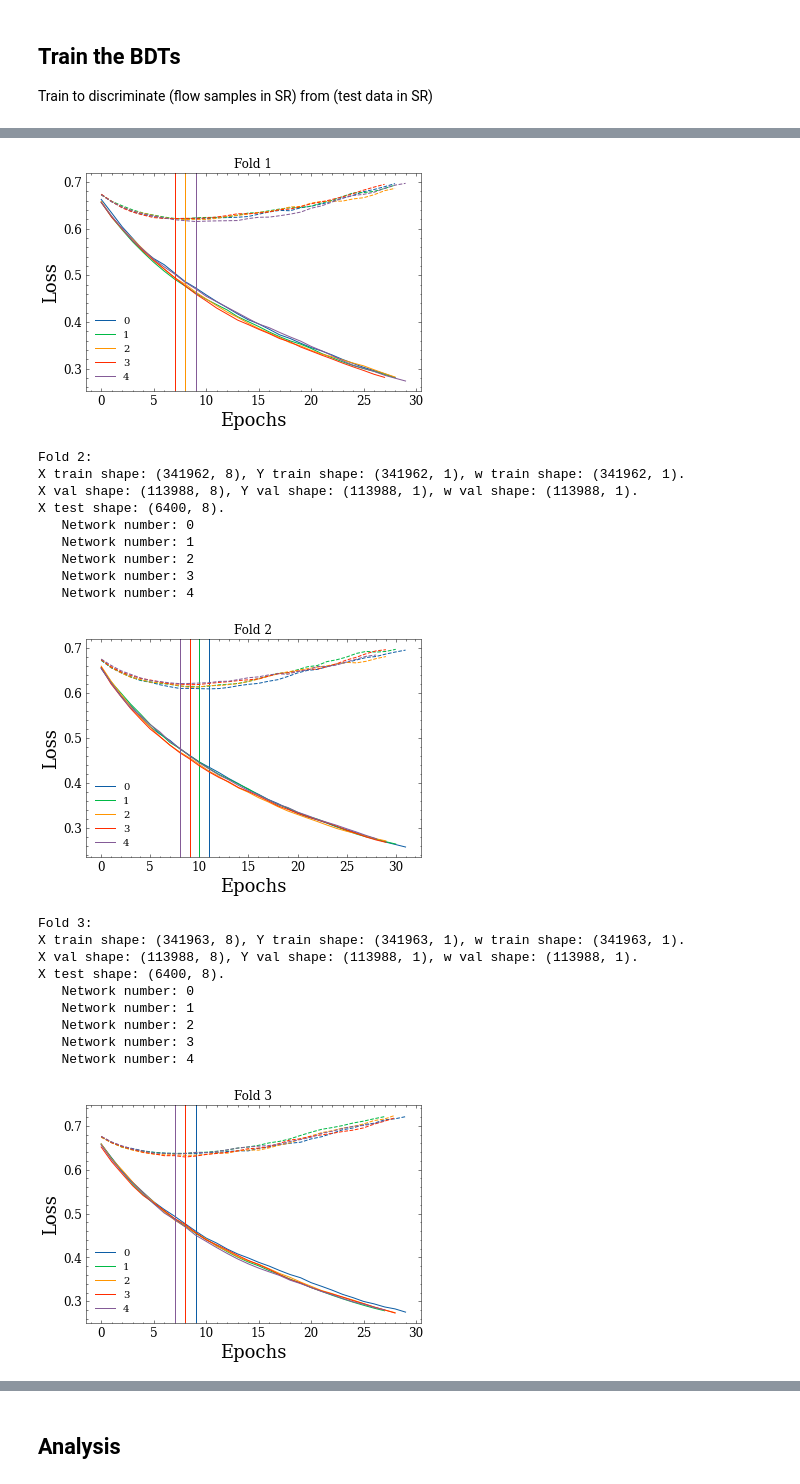
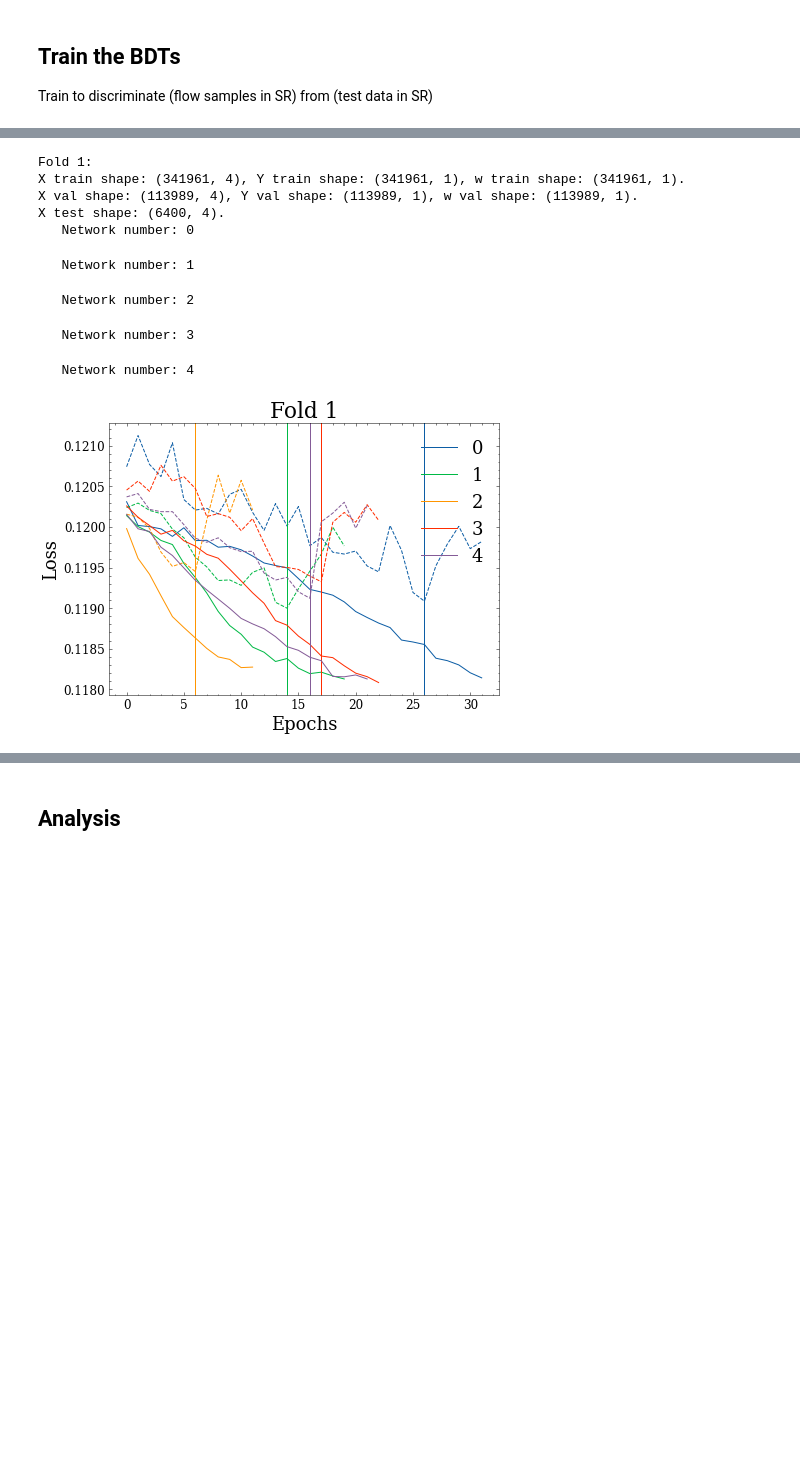
Before and after one commit to hep-lbdl/dimuonAD, a Jupyter notebook: 07_bump_hunt.ipynb, the cells around one changed output, grey strips where cells are left out. Cells and saved outputs as stored; diff of their text form; code cells hidden in the pictures; blank space fills up the shorter version.

```diff
--- a/07_bump_hunt.ipynb
+++ b/07_bump_hunt.ipynb
@@ -32,23 +32,22 @@ with open("workflow.yaml", "r") as file:
 bands = ["SBL", "SR", "SBH"]
 data_dict = {}
 
-project_id = "single_2"
+project_id = "double_1"
 particle_type = "eta"
 
 flow_training_id = f"lowmass_{particle_type}_nojet_{project_id}"
-flow_training_dir = os.path.join("models", f"{flow_training_id}/")
 
-with open(f"models/{flow_training_id}/flow_samples", "rb") as infile:
+with open(f"/global/u1/r/rmastand/dimuonAD/models/{flow_training_id}/flow_samples", "rb") as infile:
     data_dict = pickle.load(infile)
 
-with open(f"processed_data/lowmass_{particle_type}_nojet_test_band_data", "rb") as infile:
+with open(f"/global/u1/r/rmastand/dimuonAD/processed_data/lowmass_{particle_type}_nojet_test_band_data", "rb") as infile:
     test_dict = pickle.load(infile)
 
-with open(f"processed_data/lowmass_{particle_type}_nojet_samesign_band_data", "rb") as infile:
+with open(f"/global/u1/r/rmastand/dimuonAD/processed_data/lowmass_{particle_type}_nojet_samesign_band_data", "rb") as infile:
     samesign_dict = pickle.load(infile)
 
 
-with open(f"models/{flow_training_id}/configs.txt", "rb") as infile:
+with open(f"/global/u1/r/rmastand/dimuonAD/models/{flow_training_id}/configs.txt", "rb") as infile:
     configs = infile.readlines()[0].decode("utf-8")
     print(configs)
 # %% [output]
@@ -56,7 +55,7 @@ feature_set = ['mu0_pt', 'mu1_pt', 'mu0_eta', 'mu1_eta', 'mu0_iso04', 'mu1_iso04
 # %%
 # Assemble the test set -- consists of both SB and SR
 
-feature_set = ['mu0_pt', 'mu1_pt', 'mu0_eta', 'mu1_eta', 'mu0_iso04', 'mu1_iso04', 'mumu_deltaR', 'mumu_deltapT', 'dimu_mass']
+feature_set = ['dimu_pt', 'dimu_eta', 'mumu_deltaR', 'mumu_deltapT', 'dimu_mass']
 
 
 
@@ -273,7 +272,7 @@ def run_BDT_bump_hunt(flow_samples_SR, data_samples_SR, data_samples_SB, num_fol
             X_val_fold = X_val_fold[:,:-1]
 
             w_train_fold = class_weights_train
-            w_val_fold = [class_weights_val
+            w_val_fold = class_weights_val
 
         # shuffle for good measure
         X_train_fold, Y_train_fold, w_train_fold = shuffle(X_train_fold, Y_train_fold, w_train_fold)
@@ -334,9 +333,9 @@ def run_BDT_bump_hunt(flow_samples_SR, data_samples_SR, data_samples_SB, num_fol
             elif network_type == "nn":
 
                 results_path = "loc_nn"
-                loc_scaler, losses, losses_val, best_epoch = train_NN(X_train_fold, Y_train_fold, class_weights_train,
-                                                            X_val_fold, Y_val_fold, class_weights_val, random_seed,
-                                                            [32], hyperparameters_dict_BC, device, results_path=results_path)
+                loc_scaler, losses, losses_val, best_epoch = train_NN(X_train_fold, Y_train_fold, w_train_fold,
+                                                            X_val_fold, Y_val_fold, w_val_fold, random_seed,
+                                                            [32], hyperparameters_dict_NN, device, results_path=results_path)
 
                 dense_net_eval = torch.load(f"{results_path}.pt")
                 dense_net_eval.eval()
@@ -382,6 +381,6 @@ n_to_ensemble = 5
 test_data_splits, scores_splits, alt_scores_splits = run_BDT_bump_hunt(data_dict["SR_samples"],
                                         test_events_SR, test_events_SB, n_folds, n_to_ensemble,
                                             alt_test_sets_data = {"FPR_validation":data_dict["SR_samples_validation"],"samesign":test_events_samesign},
-                                                                      network_type="bdt", visualize=True, decorrelation_array=decorrelation_array)
+                                                                      network_type="nn", visualize=True, decorrelation_array=decorrelation_array)
 # %% [output]
 Fold 0:
@@ -406,21 +396,10 @@ X test shape: (6400, 8).
+Fold 1:
+X train shape: (341961, 4), Y train shape: (341961, 1), w train shape: (341961, 1).
+X val shape: (113989, 4), Y val shape: (113989, 1), w val shape: (113989, 1).
+X test shape: (6400, 4).
+   Network number: 0
+   Network number: 1
+   Network number: 2
+   Network number: 3
+   Network number: 4
-[figure, old version]
+[figure, new version]
-Fold 2:
-X train shape: (341962, 8), Y train shape: (341962, 1), w train shape: (341962, 1).
-X val shape: (113988, 8), Y val shape: (113988, 1), w val shape: (113988, 1).
-X test shape: (6400, 8).
-   Network number: 0
-   Network number: 1
-   Network number: 2
-   Network number: 3
-   Network number: 4
-[figure, removed]
-Fold 3:
-X train shape: (341963, 8), Y train shape: (341963, 1), w train shape: (341963, 1).
-X val shape: (113988, 8), Y val shape: (113988, 1), w val shape: (113988, 1).
-X test shape: (6400, 8).
-   Network number: 0
-   Network number: 1
-   Network number: 2
-   Network number: 3
-   Network number: 4
-[figure, removed]
```
Also changed, not shown: parts of 8 cells of this notebook.
